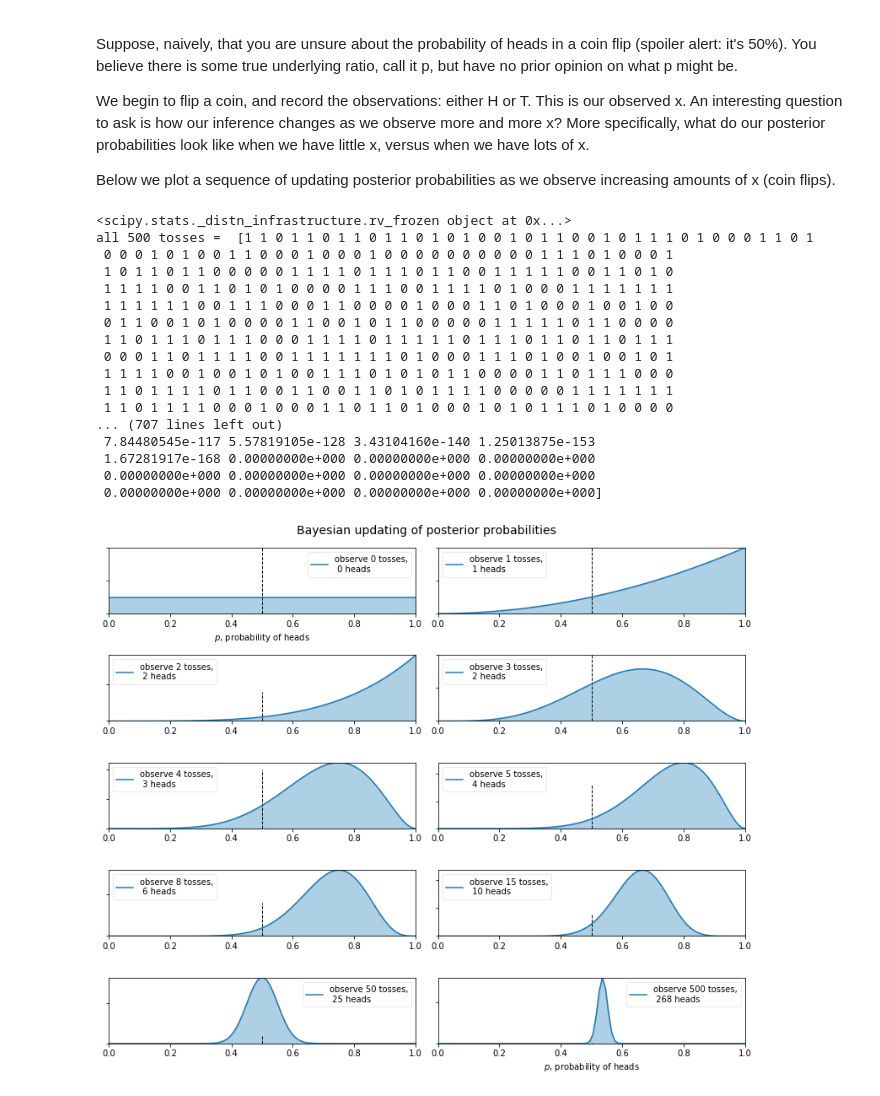
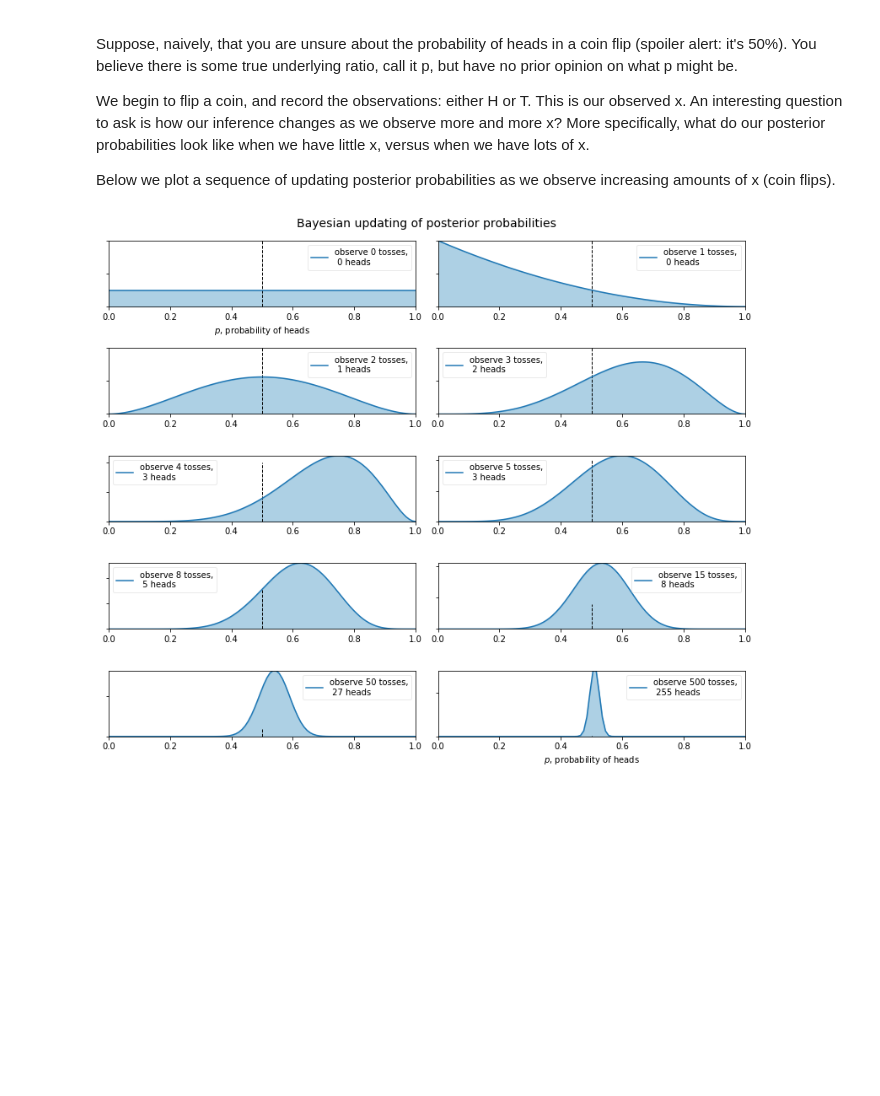
Before and after one commit to pantelis-classes/cs634-notebooks, a Jupyter notebook: Bayesian_update_coin_flip.ipynb, the cells around one changed output. Cells and saved outputs as stored; diff of their text form; code cells hidden in the pictures; blank space fills up the shorter version.

```diff
--- a/Bayesian_update_coin_flip.ipynb
+++ b/Bayesian_update_coin_flip.ipynb
@@ -30,9 +30,8 @@ n_trials = [0, 1, 2, 3, 4, 5, 8, 15, 50, 500]
 # where we interprete the heads as "1" and the tails outcome as "0"
 # we **dont know** the parameter mu*
 x = stats.bernoulli.rvs(0.5, size=n_trials[-1])
-p_x = stats.bernoulli(0.5)
-print(p_x)
-print("all 500 tosses = ", x)
+#p_x = stats.bernoulli(0.5)
+#print("all 500 tosses = ", x)
 
 # mu is the posterior that can take values between 0 and 1 (here we create a vector of length 100 of possible
 # values of such parameter (i.e. resolution 0.01).
@@ -47,60 +46,43 @@ for k, N in enumerate(n_trials):
     plt.setp(sx.get_yticklabels(), visible=False)
 
     # number of heads in this trial (we use the sum to count the number of 1s)
-    print("x(tosses)=", x[:N])
+    # print("x(tosses)=", x[:N])
     heads = x[:N].sum()
-    print("number of heads in this trial", heads)
+    #print("number of heads in this trial", heads)
 
     # p(mu|a,b) from the beta distribution
     # the distribution has two parameters (see Annex B of Bishop).
     # parameter a = observations of heads
     # parameter b = observations of tails
     # the 1+ term in both parameters serves the purpose of establishing a uniform prior
     # when N=0 (x is in this case empty and obviously heads = 0)
     p_mu = dist.pdf(mu, 1+heads, 1+N - heads)
-    print('p_mu = ', p_mu)
+    #print('p_mu = ', p_mu)
 
     # likelihood
     likelihood = mu**heads * (1-mu)**(N-heads)
-    print('likelihood=',likelihood)
+    #print('likelihood=',likelihood)
 
     # evidence
     evidence = math.factorial(heads) * math.factorial(N-heads) / math.factorial(1 + N)
 
     #posterior
     posterior = likelihood*p_mu/evidence
-    print('posterior=',posterior)
+    #print('posterior=',posterior)
 
     plt.plot(mu, posterior, label="observe %d tosses,\n %d heads" % (N, heads))
     plt.fill_between(mu, 0, posterior, color="#348ABD", alpha=0.4)
     plt.vlines(0.5, 0, 4, color="k", linestyles="--", lw=1)
 
     leg = plt.legend()
     leg.get_frame().set_alpha(0.4)
     plt.autoscale(tight=True)
 
 
 plt.suptitle("Bayesian updating of posterior probabilities",
              y=1.02,
              fontsize=14)
 
 plt.tight_layout()
 # %% [output]
-<scipy.stats._distn_infrastructure.rv_frozen object at 0x...>
-all 500 tosses =  [1 1 0 1 1 0 1 1 0 1 1 0 1 0 1 0 0 1 0 1 1 0 0 1 0 1 1 1 0 1 0 0 0 1 1 0 1
- 0 0 0 1 0 1 0 0 1 1 0 0 0 1 0 0 0 1 0 0 0 0 0 0 0 0 0 0 1 1 1 0 1 0 0 0 1
- 1 0 1 1 0 1 1 0 0 0 0 0 1 1 1 1 0 1 1 1 0 1 1 0 0 1 1 1 1 1 0 0 1 1 0 1 0
- 1 1 1 1 0 0 1 1 0 1 0 1 0 0 0 0 1 1 1 0 0 1 1 1 1 0 1 0 0 0 1 1 1 1 1 1 1
- 1 1 1 1 1 1 0 0 1 1 1 0 0 0 1 1 0 0 0 0 1 0 0 0 1 1 0 1 0 0 0 1 0 0 1 0 0
- 0 1 1 0 0 1 0 1 0 0 0 0 1 1 0 0 1 0 1 1 0 0 0 0 0 1 1 1 1 1 0 1 1 0 0 0 0
- 1 1 0 1 1 1 0 1 1 1 0 0 0 1 1 1 1 0 1 1 1 1 1 0 1 1 1 0 1 1 0 1 1 0 1 1 1
- 0 0 0 1 1 0 1 1 1 1 0 0 1 1 1 1 1 1 1 0 1 0 0 0 1 1 1 0 1 0 0 1 0 0 1 0 1
- 1 1 1 1 0 0 1 0 0 1 0 1 0 0 1 1 1 0 1 0 1 0 1 1 0 0 0 0 1 1 0 1 1 1 0 0 0
- 1 1 0 1 1 1 1 0 1 1 0 0 1 1 0 0 1 1 0 1 0 1 1 1 1 0 0 0 0 0 1 1 1 1 1 1 1
- 1 1 0 1 1 1 1 0 0 0 1 0 0 0 1 1 0 1 1 0 1 0 0 0 1 0 1 0 1 1 1 0 1 0 0 0 0
-... (707 lines left out)
- 7.84480545e-117 5.57819105e-128 3.43104160e-140 1.25013875e-153
- 1.67281917e-168 0.00000000e+000 0.00000000e+000 0.00000000e+000
- 0.00000000e+000 0.00000000e+000 0.00000000e+000 0.00000000e+000
- 0.00000000e+000 0.00000000e+000 0.00000000e+000 0.00000000e+000]
-[figure, old version]
+[figure, new version]
```
Also changed, not shown: 3 other files.
